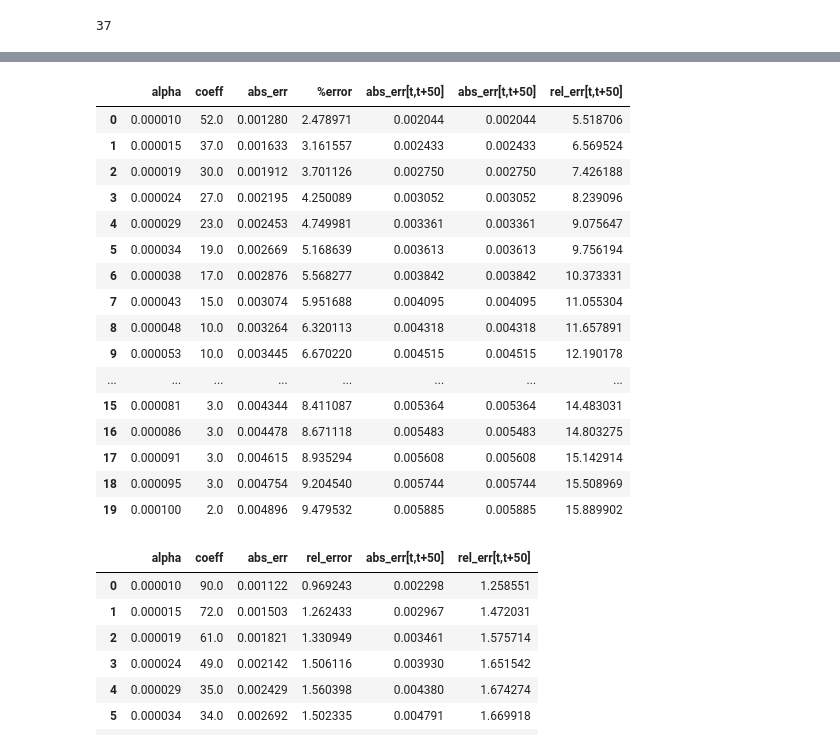
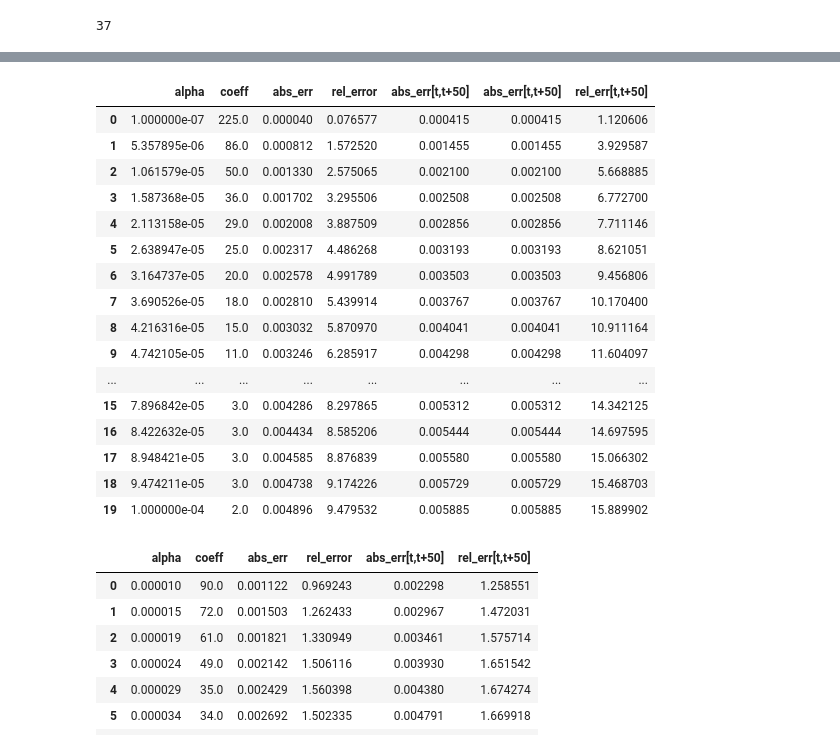
Before and after one commit to GiovanniMisseri/NonNegativeLASSO-PortfolioReplication, a Jupyter notebook: Data/Project.ipynb, the cells around one changed output, grey strips where cells are left out. Drawn from its saved outputs; the diff is of its cells as text; code cells hidden in the pictures.

```diff
--- a/Data/Project.ipynb
+++ b/Data/Project.ipynb
@@ -74,6 +74,6 @@ dataset
 | 11508 | 0.005736 | 0.002874 | 0.011303 | 0.002011 | 0.004409 | 0.014322 | 0.005979 | ... |
 808 rows × 494 columns
 # %%
-y=dataset.iloc[:,0]
-X=dataset.iloc[:,1:]
+y=dataset.iloc[:,0].values
+X=dataset.iloc[:,1:].values
 # %%
@@ -106,3 +106,17 @@ np.count_nonzero(mod.coef_)
 37
 # %%
 ?sklearn.linear_model.Lasso
+# %%
+window=250
+alpha=0.000015
+tab=pd.DataFrame(data=np.zeros((window,0)))
+mod=sklearn.linear_model.Lasso(alpha=alpha, positive=True)
+mod.fit(X[:window,:],y[:window])
+pred=mod.predict(X[:window,:])
+abs_error=abs(y[:window]-pred)
+tab['y']=y[:window]
+tab['predictions']=pred
+tab['abs_err']=abs_error
+#tab['rel_error']=np.divide(abs_error,y[:window])
+tab['coeff']=np.count_nonzero(mod.coef_)
+tab
@@ -109,39 +142,39 @@ np.count_nonzero(mod.coef_)
 # %%
 window=250
-columns=['alpha','coeff','abs_err', '%error','abs_err[t,t+50]','abs_err[t,t+50]','rel_err[t,t+50]']
-alpha_set=np.linspace(0.00001,0.0001,20)
+columns=['alpha','coeff','abs_err', 'rel_error','abs_err[t,t+50]','abs_err[t,t+50]','rel_err[t,t+50]']
+alpha_set=np.linspace(0.0000001,0.0001,20)
 alpha_table=pd.DataFrame(data=np.zeros((len(alpha_set),len(columns))),columns=columns)
 for i,alpha in enumerate (alpha_set):
     mod=sklearn.linear_model.Lasso(alpha=alpha, positive=True)
-    mod.fit(X.iloc[:window,:],y[:window])
-    pred=mod.predict(X.iloc[:window,:])
+    mod.fit(X[:window,:],y[:window])
+    pred=mod.predict(X[:window,:])
     abs_error=np.mean(abs(y[:window]-pred))
-    abs_error20=np.mean(abs(y[window:window+50]-mod.predict(X.iloc[window:window+50,:])))
+    abs_error20=np.mean(abs(y[window:window+50]-mod.predict(X[window:window+50,:])))
     alpha_table.loc[i,'alpha']=alpha
     alpha_table.loc[i,'abs_err']=abs_error
-    alpha_table.loc[i,'%error']=abs_error/np.mean(y[:window])
+    alpha_table.loc[i,'rel_error']=abs_error/np.mean(y[:window])
     alpha_table.loc[i,'coeff']=np.count_nonzero(mod.coef_)
     alpha_table.loc[i,'abs_err[t,t+50]']=abs_error20
     alpha_table.loc[i,'rel_err[t,t+50]']=abs_error20/np.mean(y[window:window+50])
 alpha_table
 # %% [output]
-|  | alpha | coeff | abs_err | %error | abs_err[t,t+50] | abs_err[t,t+50] | rel_err[t,t+50] |
-| 0 | 0.000010 | 52.0 | 0.001280 | 2.478971 | 0.002044 | 0.002044 | 5.518706 |
-| 1 | 0.000015 | 37.0 | 0.001633 | 3.161557 | 0.002433 | 0.002433 | 6.569524 |
-| 2 | 0.000019 | 30.0 | 0.001912 | 3.701126 | 0.002750 | 0.002750 | 7.426188 |
-| 3 | 0.000024 | 27.0 | 0.002195 | 4.250089 | 0.003052 | 0.003052 | 8.239096 |
-| 4 | 0.000029 | 23.0 | 0.002453 | 4.749981 | 0.003361 | 0.003361 | 9.075647 |
-| 5 | 0.000034 | 19.0 | 0.002669 | 5.168639 | 0.003613 | 0.003613 | 9.756194 |
-| 6 | 0.000038 | 17.0 | 0.002876 | 5.568277 | 0.003842 | 0.003842 | 10.373331 |
-| 7 | 0.000043 | 15.0 | 0.003074 | 5.951688 | 0.004095 | 0.004095 | 11.055304 |
-| 8 | 0.000048 | 10.0 | 0.003264 | 6.320113 | 0.004318 | 0.004318 | 11.657891 |
-| 9 | 0.000053 | 10.0 | 0.003445 | 6.670220 | 0.004515 | 0.004515 | 12.190178 |
+|  | alpha | coeff | abs_err | rel_error | abs_err[t,t+50] | abs_err[t,t+50] | rel_err[t,t+50] |
+| 0 | 1.000000e-07 | 225.0 | 0.000040 | 0.076577 | 0.000415 | 0.000415 | 1.120606 |
+| 1 | 5.357895e-06 | 86.0 | 0.000812 | 1.572520 | 0.001455 | 0.001455 | 3.929587 |
+| 2 | 1.061579e-05 | 50.0 | 0.001330 | 2.575065 | 0.002100 | 0.002100 | 5.668885 |
+| 3 | 1.587368e-05 | 36.0 | 0.001702 | 3.295506 | 0.002508 | 0.002508 | 6.772700 |
+| 4 | 2.113158e-05 | 29.0 | 0.002008 | 3.887509 | 0.002856 | 0.002856 | 7.711146 |
+| 5 | 2.638947e-05 | 25.0 | 0.002317 | 4.486268 | 0.003193 | 0.003193 | 8.621051 |
+| 6 | 3.164737e-05 | 20.0 | 0.002578 | 4.991789 | 0.003503 | 0.003503 | 9.456806 |
+| 7 | 3.690526e-05 | 18.0 | 0.002810 | 5.439914 | 0.003767 | 0.003767 | 10.170400 |
+| 8 | 4.216316e-05 | 15.0 | 0.003032 | 5.870970 | 0.004041 | 0.004041 | 10.911164 |
+| 9 | 4.742105e-05 | 11.0 | 0.003246 | 6.285917 | 0.004298 | 0.004298 | 11.604097 |
 | ... | ... | ... | ... | ... | ... | ... | ... |
-| 15 | 0.000081 | 3.0 | 0.004344 | 8.411087 | 0.005364 | 0.005364 | 14.483031 |
-| 16 | 0.000086 | 3.0 | 0.004478 | 8.671118 | 0.005483 | 0.005483 | 14.803275 |
-| 17 | 0.000091 | 3.0 | 0.004615 | 8.935294 | 0.005608 | 0.005608 | 15.142914 |
-| 18 | 0.000095 | 3.0 | 0.004754 | 9.204540 | 0.005744 | 0.005744 | 15.508969 |
-| 19 | 0.000100 | 2.0 | 0.004896 | 9.479532 | 0.005885 | 0.005885 | 15.889902 |
+| 15 | 7.896842e-05 | 3.0 | 0.004286 | 8.297865 | 0.005312 | 0.005312 | 14.342125 |
+| 16 | 8.422632e-05 | 3.0 | 0.004434 | 8.585206 | 0.005444 | 0.005444 | 14.697595 |
+| 17 | 8.948421e-05 | 3.0 | 0.004585 | 8.876839 | 0.005580 | 0.005580 | 15.066302 |
+| 18 | 9.474211e-05 | 3.0 | 0.004738 | 9.174226 | 0.005729 | 0.005729 | 15.468703 |
+| 19 | 1.000000e-04 | 2.0 | 0.004896 | 9.479532 | 0.005885 | 0.005885 | 15.889902 |
 # %%
 window=500
 columns=['alpha','coeff','abs_err', 'rel_error','abs_err[t,t+100]','rel_err[t,t+100]']
```
Also changed, not shown: parts of 32 cells of this notebook.
